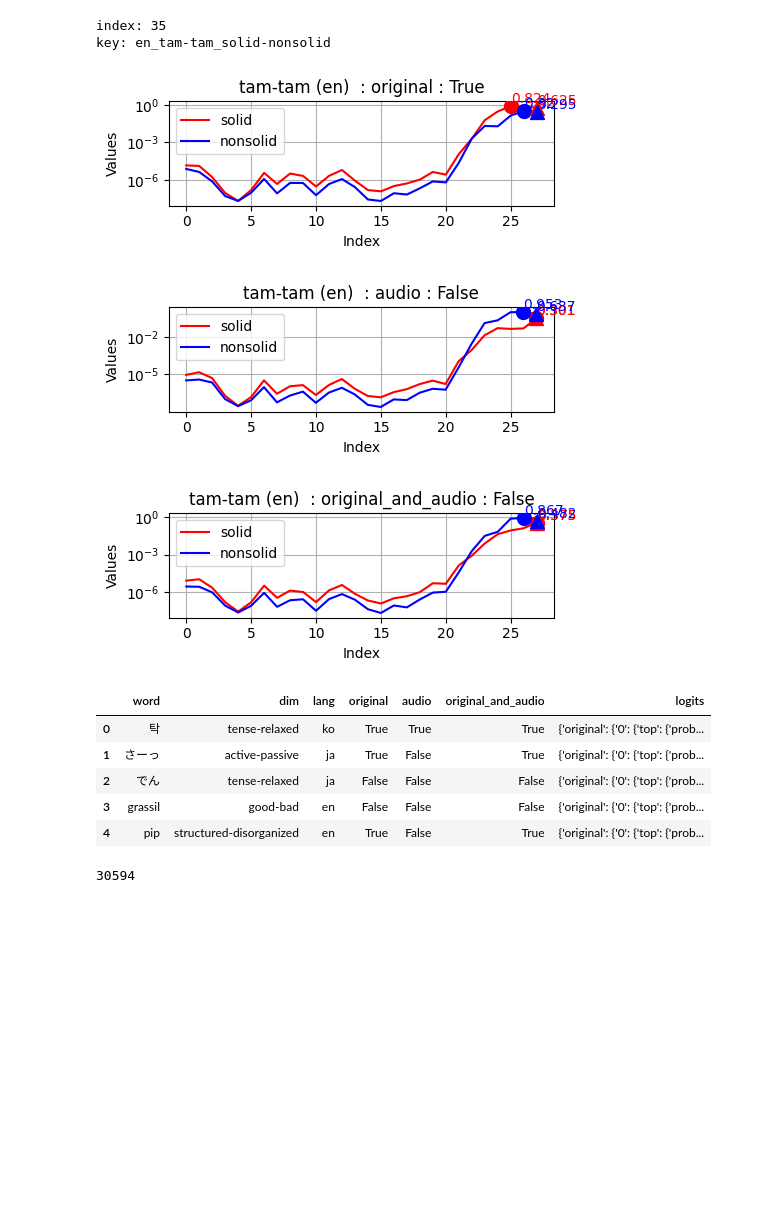
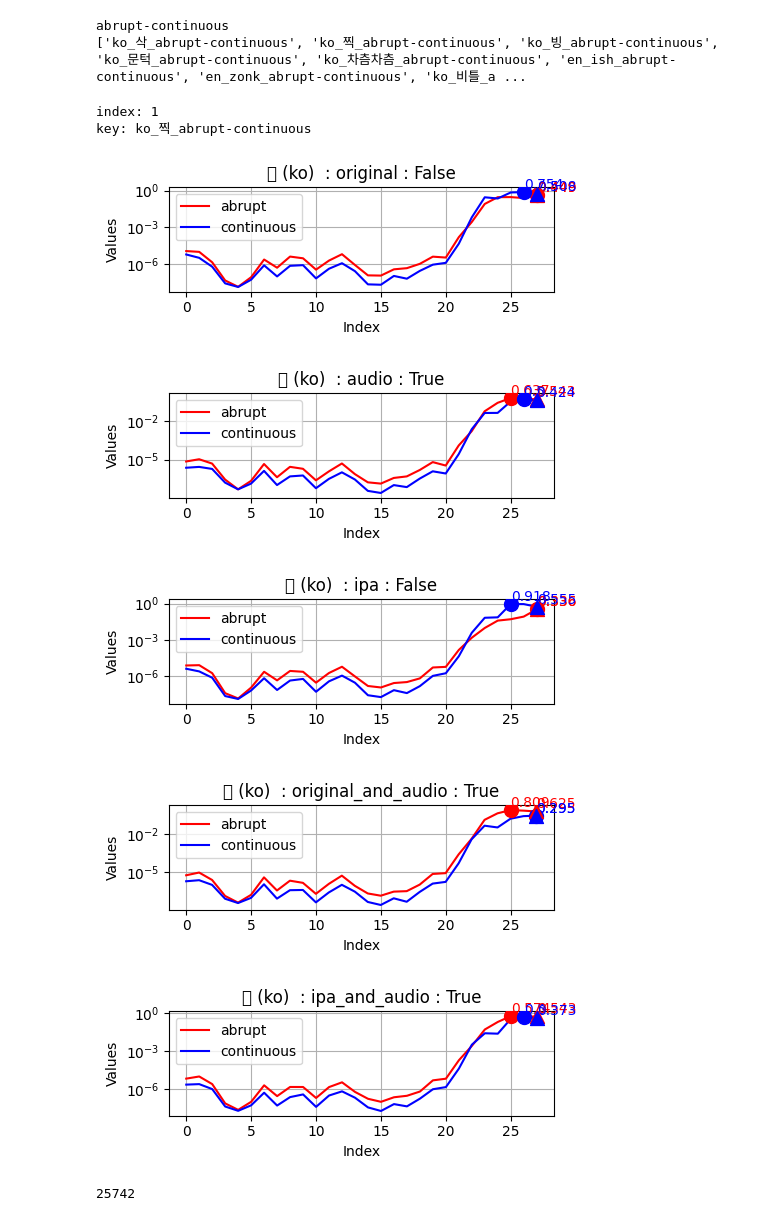
Before and after one commit to jjhsnail0822/sound-symbolism, a Jupyter notebook: src/analysis/logit_lens.ipynb, the cells around one changed output. Cells and saved outputs as stored; diff of their text form; code cells hidden in the pictures; blank space fills up the shorter version.

```diff
--- a/src/analysis/logit_lens.ipynb
+++ b/src/analysis/logit_lens.ipynb
@@ -151,0 +158,26 @@ len(ipa_and_audio_file)
+# %%
+words = []
+for key in intersection_keys:
+    lang, word, dim = key.split("_")
+
+    is_correct_original = original_results[key][IS_CORRECT]
+    is_correct_audio = audio_results[key][IS_CORRECT]
+    is_correct_original_and_audio = original_and_audio_results[key][IS_CORRECT]
+
+
+    words.append({
+        "key": key,
+        "word": word,
+        "dim": dim,
+        "lang": lang,
+        ORIGINAL : is_correct_original,
+        AUDIO : is_correct_audio,
+        ORIGINAL_AND_AUDIO : is_correct_original_and_audio,
+        "logits" : {
+            ORIGINAL : original_file[key],
+            AUDIO: audio_file[key],
+            IPA: ipa_file[key],
+            ORIGINAL_AND_AUDIO : original_and_audio_file[key],
+            IPA_AND_AUDIO : ipa_and_audio_file[key],
+        }
+    })
@@ -152,2 +197,5 @@ len(ipa_and_audio_file)
 # %%
 i = 0
+# %%
+dim_list = list(df["dim"].unique())
+dim_list
@@ -154,18 +220,35 @@ i = 0
+# %%
+sem_dim = dim_list[4]
+print(sem_dim)
+
+
+def get_keys_by_dim(dim):
+    return df[df["dim"] == dim].key.tolist()
+
+
+keys_sem_dim = get_keys_by_dim(sem_dim)
+print(keys_sem_dim)
+# %% [output]
+abrupt-continuous
+['ko_삭_abrupt-continuous', 'ko_찍_abrupt-continuous', 'ko_빙_abrupt-continuous', 'ko_문턱_abrupt-continuous', 'ko_차츰차츰_abrupt-continuous', 'en_ish_abrupt-continuous', 'en_zonk_abrupt-continuous', 'ko_비틀_a ...
 # %%
-i += 1
-key = intersection_keys[i]
+i += 1; key = keys_sem_dim[i]
 
 print(f"index: {i}")
 print(f"key: {key}")
 
 
 log_scale = True
 plot_probs_by_key(original_results, key, ORIGINAL, log_scale)
 plot_probs_by_key(audio_results, key, AUDIO, log_scale)
+plot_probs_by_key(ipa_results, key, IPA, log_scale)
 plot_probs_by_key(original_and_audio_results, key, ORIGINAL_AND_AUDIO, log_scale)
+plot_probs_by_key(ipa_and_audio_results, key, IPA_AND_AUDIO, log_scale)
 # %% [output]
-index: 35
-key: en_tam-tam_solid-nonsolid
+index: 1
+key: ko_찍_abrupt-continuous
-[figure, old version]
+[figure, new version]
-[figure, old version]
+[figure, new version]
-[figure, old version]
+[figure, new version]
+[figure, added]
+[figure, added]
@@ -197,16 +255,6 @@ import pandas as pd
-# %%
-df = pd.DataFrame(words)
-df.head()
-# %% [output]
-|  | word | dim | lang | original | audio | original_and_audio | logits |
-| 0 | 탁 | tense-relaxed | ko | True | True | True | {'original': {'0': {'top': {'prob... |
-| 1 | さーっ | active-passive | ja | True | False | True | {'original': {'0': {'top': {'prob... |
-| 2 | でん | tense-relaxed | ja | False | False | False | {'original': {'0': {'top': {'prob... |
-| 3 | grassil | good-bad | en | False | False | False | {'original': {'0': {'top': {'prob... |
-| 4 | pip | structured-disorganized | en | True | False | True | {'original': {'0': {'top': {'prob... |
 # %%
 len(df)
 # %% [output]
-30594
+25742
 # %%
 # df.to_csv('logit_lens_data.csv', index=False)
```
Also changed, not shown: parts of 15 cells of this notebook.
